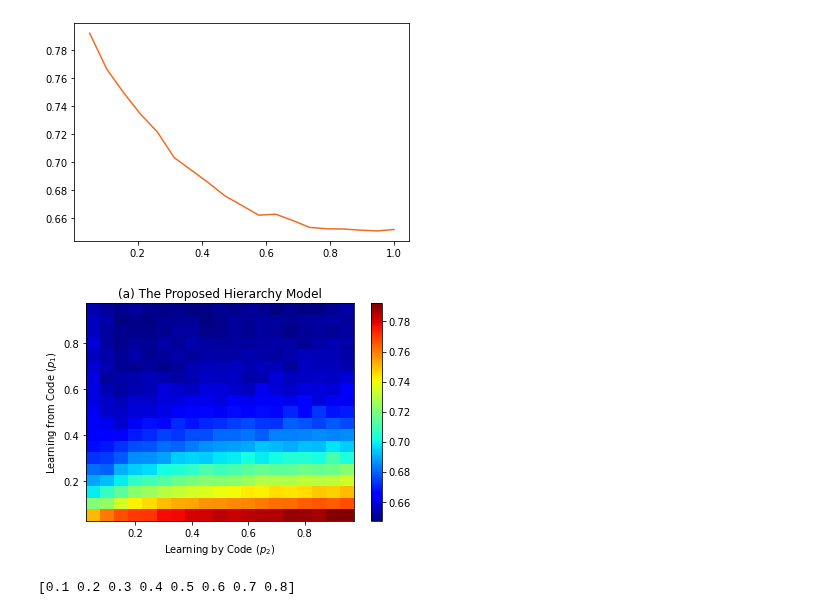
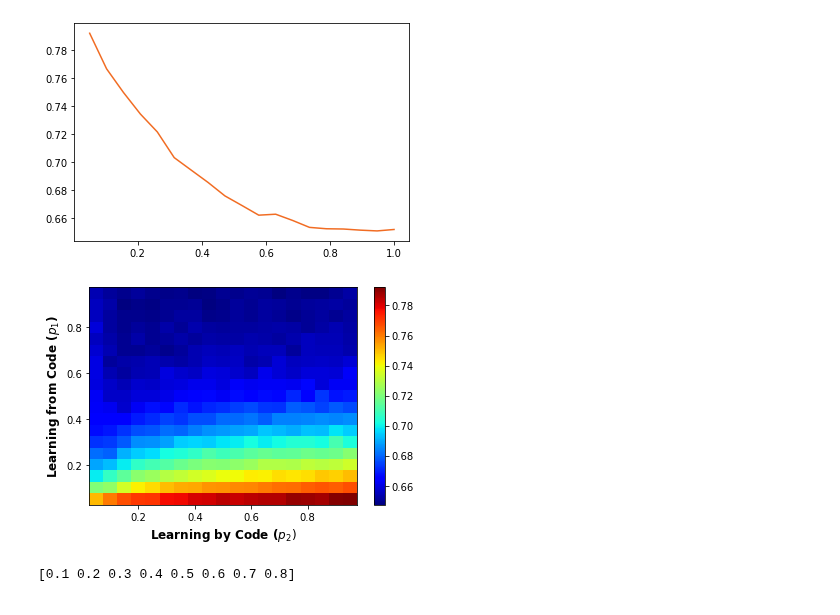
Before and after one commit to GrandJune/DAOs, a Jupyter notebook: Interactions/Supervision_p1p2/Evaluator.ipynb, the cells around one changed output. Saved outputs shown, nothing was run; the diff lists cells and outputs as text; code cells hidden in the pictures.

```diff
--- a/Interactions/Supervision_p1p2/Evaluator.ipynb
+++ b/Interactions/Supervision_p1p2/Evaluator.ipynb
@@ -84,31 +84,32 @@ plt.show()
 # %%
 # heatmap figure to replace the 3D surface
 import numpy as np
 import matplotlib.pyplot as plt
 K_list = [0, 1, 2, 3, 4, 5, 6, 7, 8]
 # Generate some sample data
 x = np.arange(0.05, 1.0, 0.05)
 y = np.arange(0.05, 1.0, 0.05)
 # p1 belief learning from code
 # p2 code learning from belief
 X, Y = np.meshgrid(x, y)     # Create a grid of x and y values
 gs_fitness_across_p1p2 = np.array(hierarchy_performance)
 z = gs_fitness_across_p1p2
 # Create the 2D color plot
 plt.pcolormesh(x, y, z, cmap='jet')
 plt.colorbar()  # Add a colorbar for reference
 
 # Set the axis labels and title
-plt.xlabel('Learning by Code ($p_2)$')
+plt.xlabel('Learning by Code ($p_2)$', fontweight='bold', fontsize=12)
 # plt.xticks(x)
 # plt.yticks(y)
-plt.ylabel('Learning from Code ($p_1$)')
-plt.title('(a) The Proposed Hierarchy Model')
+plt.ylabel('Learning from Code ($p_1$)', fontweight='bold', fontsize=12)
+# plt.title('(a) The Proposed Hierarchy Model')
+fig.tight_layout()
 plt.savefig(data_folder + r"\Supervision_p1p2.png", transparent=True, dpi=300)
 # Display the plot
 plt.show()
 # %% [output]
-[figure, old version]
+[figure, new version]
 # %%
 print(np.arange(0.1, 0.9, 0.1))
 # %% [output]
```
Also changed, not shown: 3 other files.
